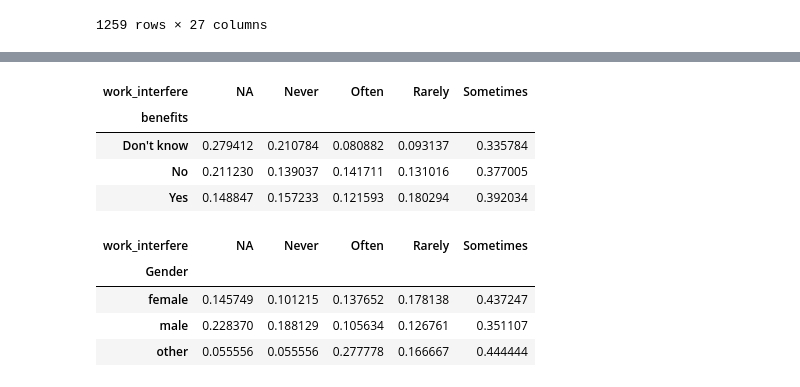
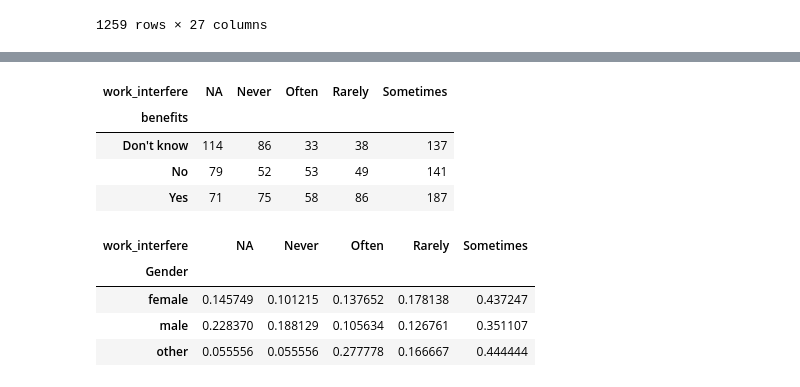
Before and after one commit to pearl6527/hackduke2021, a Jupyter notebook: scratch_paper.ipynb, the cells around one changed output, grey strips where cells are left out. Cells and saved outputs as stored; diff of their text form; code cells hidden in the pictures.

```diff
--- a/scratch_paper.ipynb
+++ b/scratch_paper.ipynb
@@ -31,13 +49,13 @@ data_3 = data_2014[["Gender", "work_interfere"]].dropna()
 # %%
 data_4 = data_2014[["benefits", "work_interfere"]].dropna()
 # %%
-pd.crosstab(data_4["benefits"], data_4["work_interfere"], normalize='index')
+pd.crosstab(data_4["benefits"], data_4["work_interfere"])
 # %% [output]
 | work_interfere | NA | Never | Often | Rarely | Sometimes |
 | benefits |  |  |  |  |  |
-| Don't know | 0.279412 | 0.210784 | 0.080882 | 0.093137 | 0.335784 |
-| No | 0.211230 | 0.139037 | 0.141711 | 0.131016 | 0.377005 |
-| Yes | 0.148847 | 0.157233 | 0.121593 | 0.180294 | 0.392034 |
+| Don't know | 114 | 86 | 33 | 38 | 137 |
+| No | 79 | 52 | 53 | 49 | 141 |
+| Yes | 71 | 75 | 58 | 86 | 187 |
 # %%
 gender_work = pd.crosstab(data_3["Gender"], data_3["work_interfere"], normalize='index')
 # %%
```
Also changed, not shown: parts of 3 cells of this notebook, 1 other file.
